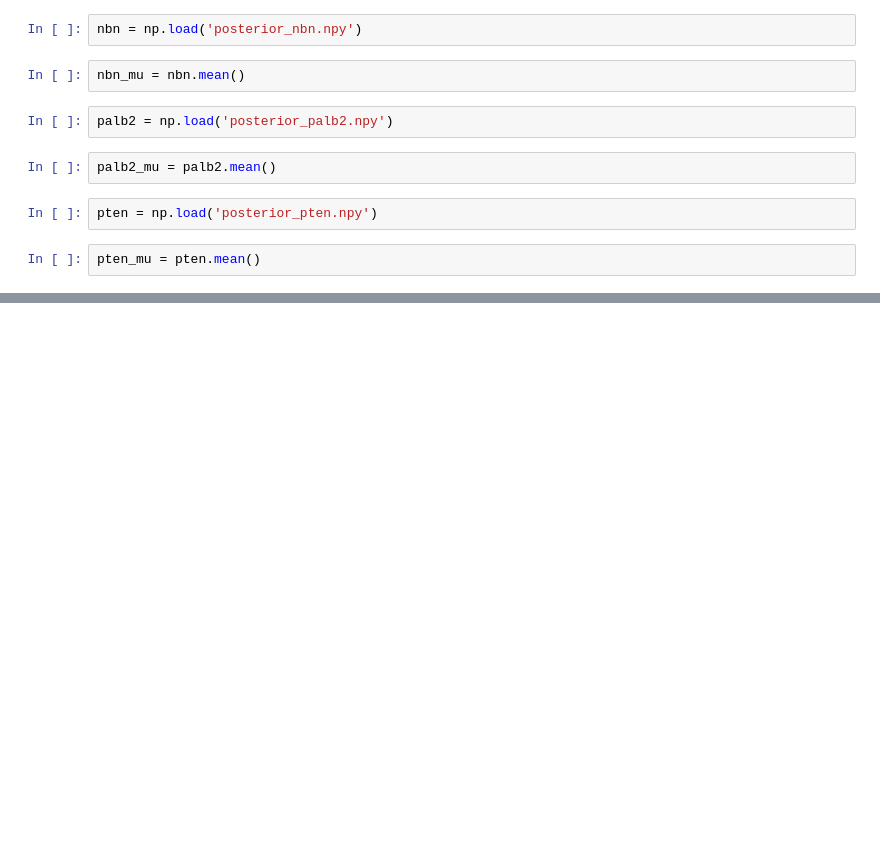
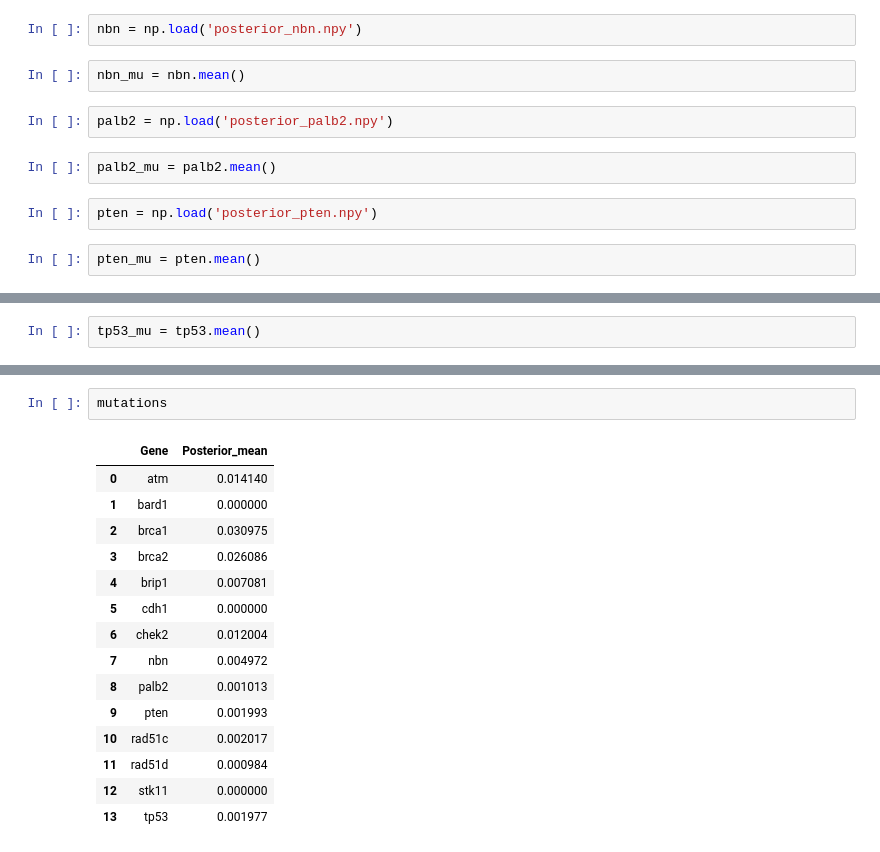
Before and after one commit to hmelberg/share, a Jupyter notebook: Mutation_prevalence_means.ipynb, the cells around one changed output, grey strips where cells are left out. Saved outputs shown, nothing was run; the diff lists cells and outputs as text; blank space fills up the shorter version.

```diff
--- a/Mutation_prevalence_means.ipynb
+++ b/Mutation_prevalence_means.ipynb
@@ -43,0 +61,2 @@ pten_mu = pten.mean()
+# %%
+tp53_mu = tp53.mean()
@@ -43,0 +101,18 @@ pten_mu = pten.mean()
+# %%
+mutations
+# %% [output]
+|  | Gene | Posterior_mean |
+| 0 | atm | 0.014140 |
+| 1 | bard1 | 0.000000 |
+| 2 | brca1 | 0.030975 |
+| 3 | brca2 | 0.026086 |
+| 4 | brip1 | 0.007081 |
+| 5 | cdh1 | 0.000000 |
+| 6 | chek2 | 0.012004 |
+| 7 | nbn | 0.004972 |
+| 8 | palb2 | 0.001013 |
+| 9 | pten | 0.001993 |
+| 10 | rad51c | 0.002017 |
+| 11 | rad51d | 0.000984 |
+| 12 | stk11 | 0.000000 |
+| 13 | tp53 | 0.001977 |
```
Also changed, not shown: parts of 13 cells of this notebook, 2 other files.
